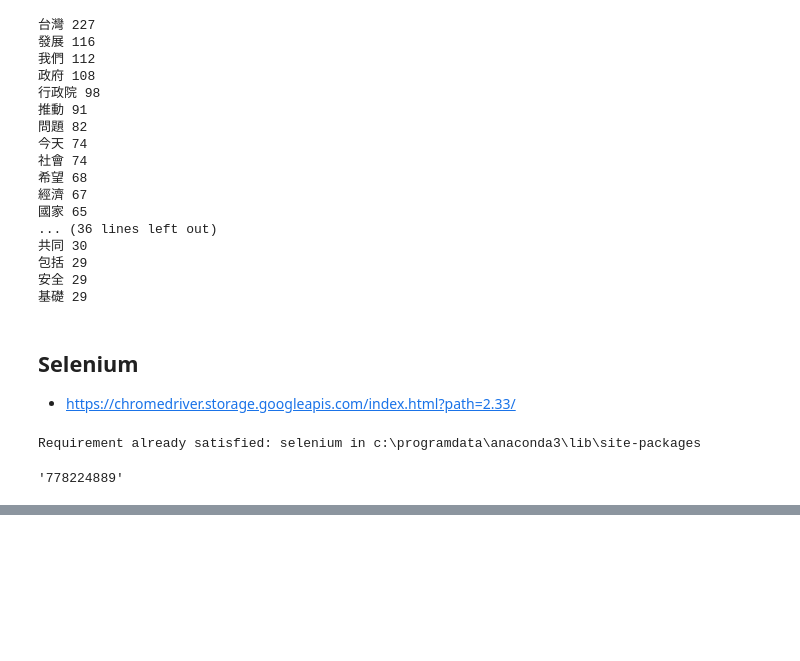
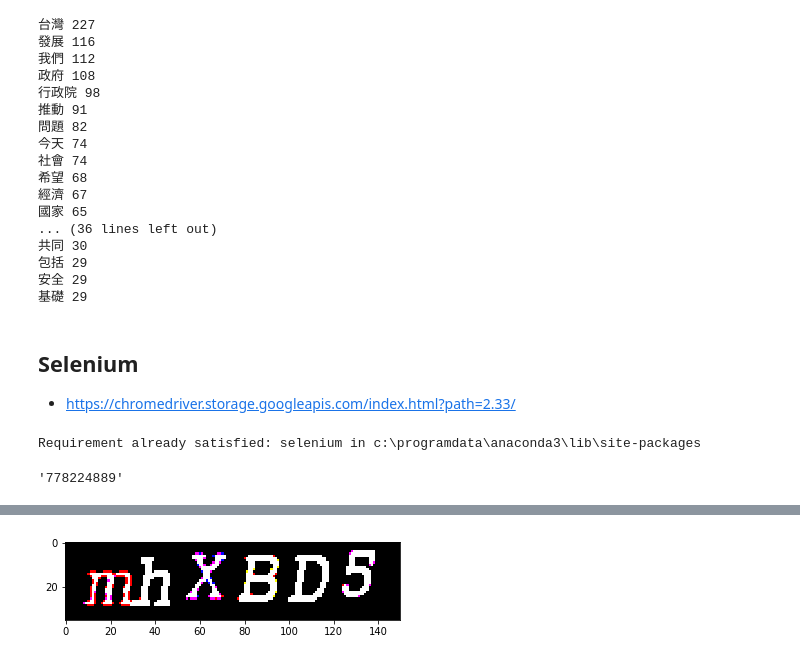
Before and after one commit to ywchiu/fuboni, a Jupyter notebook: Demo20171123.ipynb, the cells around one changed output, grey strips where cells are left out. Drawn from its saved outputs; the diff is of its cells as text; code cells hidden in the pictures; blank space fills up the shorter version.

```diff
--- a/Demo20171123.ipynb
+++ b/Demo20171123.ipynb
@@ -1327,0 +1351,6 @@ m.group(1)
+# %%
+import matplotlib.pyplot as plt
+plt.imshow(thresh)
+plt.show()
+# %% [output]
+[figure, added]
```
Also changed, not shown: parts of 10 cells of this notebook.
